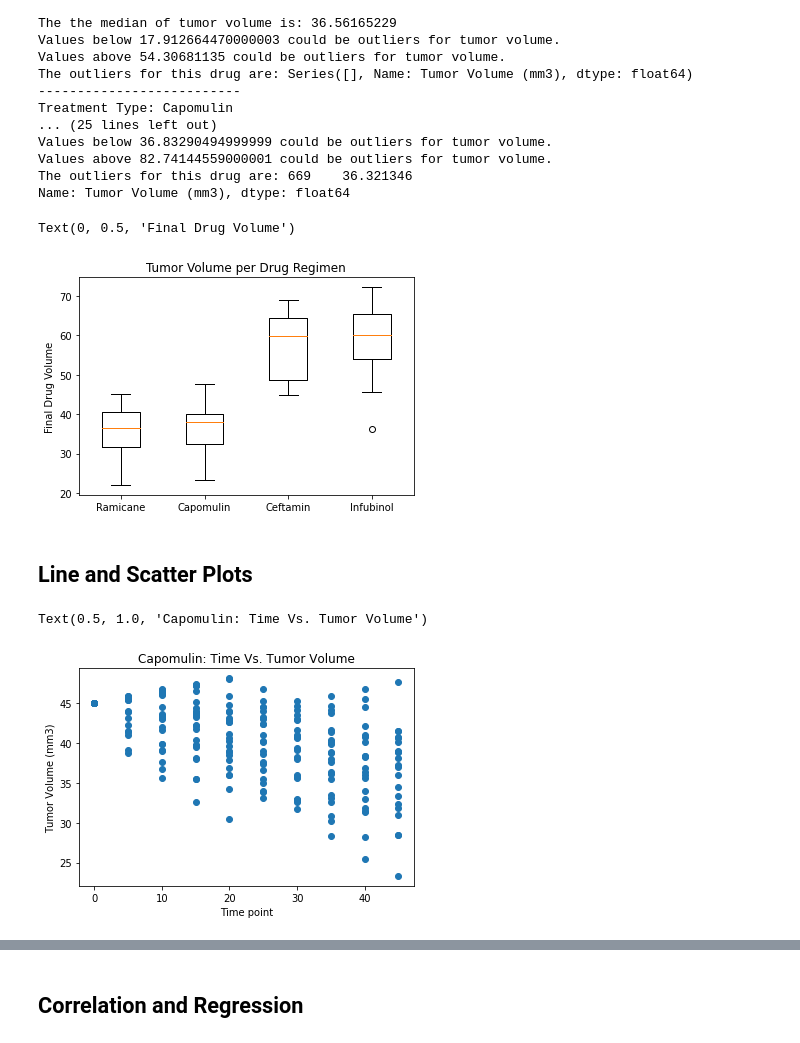
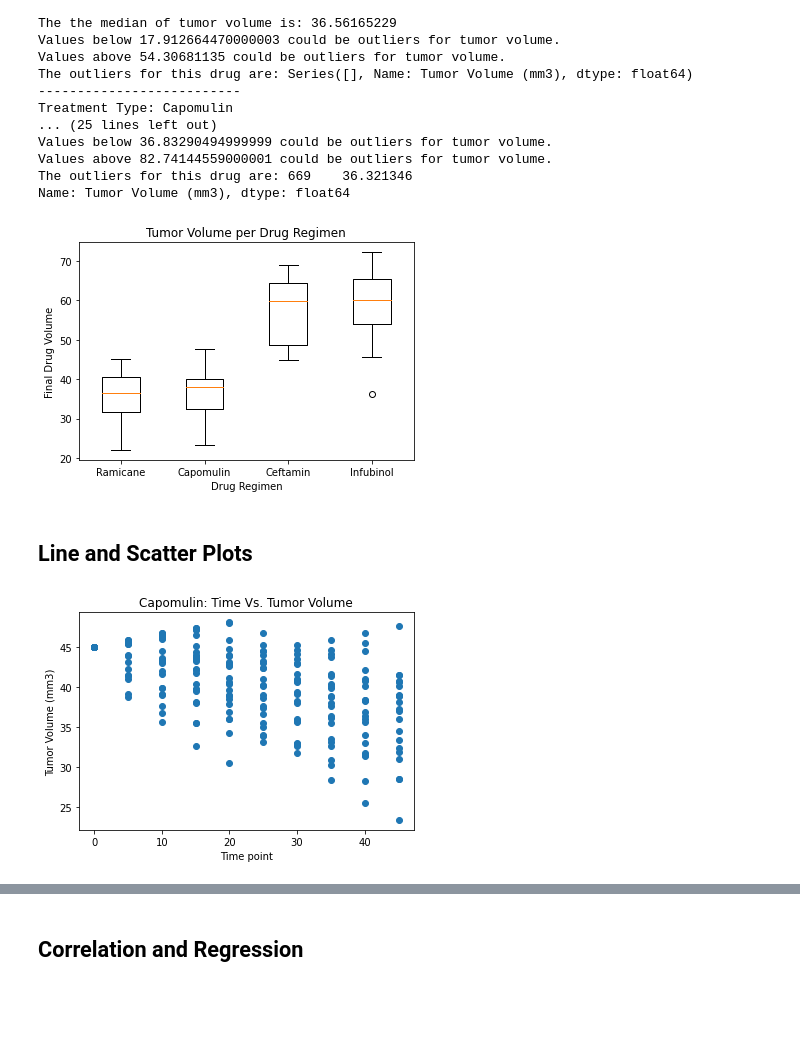
Before and after one commit to AmyAndersson/Pymaceuticals, a Jupyter notebook: pymaceuticals_starter.ipynb, the cells around one changed output, grey strips where cells are left out. Saved outputs shown, nothing was run; the diff lists cells and outputs as text; code cells hidden in the pictures; blank space fills up the shorter version.

```diff
--- a/pymaceuticals_starter.ipynb
+++ b/pymaceuticals_starter.ipynb
@@ -327,27 +348,33 @@ Name: Tumor Volume (mm3), dtype: float64
 # %%
 # Generate a box plot of the final tumor volume of each mouse across four regimens of interest
 plt.boxplot(Tum_Vol_list, labels=drugs);
 plt.title("Tumor Volume per Drug Regimen")
 plt.ylabel("Final Drug Volume")
+plt.xlabel("Drug Regimen")
+
+# #export chart
+plt.savefig("Images/BandW_Tum_vol_per_drug.png")
 # %% [output]
-Text(0, 0.5, 'Final Drug Volume')
-[figure, old version]
+[figure, new version]
 # %% [markdown]
 ## Line and Scatter Plots
 # %%
 # Generate a line plot of time point versus tumor volume for a mouse treated with Capomulin
 clean_mouse_df
 Capomulin= clean_mouse_df.loc[clean_mouse_df["Drug Regimen"] == "Capomulin"]
-Capomulin_TV= Capomulin[["Timepoint", "Tumor Volume (mm3)"]]
+CapomulinTV= Capomulin[["Timepoint", "Tumor Volume (mm3)"]]
 timepoint=CapomulinTV["Timepoint"]
 Cap_Tum_vol=CapomulinTV["Tumor Volume (mm3)"]
 plt.scatter(timepoint, Cap_Tum_vol)
 plt.xlabel("Time point")
 plt.ylabel("Tumor Volume (mm3)")
 plt.title("Capomulin: Time Vs. Tumor Volume")
+
+
+# #export chart
+plt.savefig("Images/Scatter_Time_vs_tumor_vol.png")
 # %% [output]
-Text(0.5, 1.0, 'Capomulin: Time Vs. Tumor Volume')
-[figure, old version]
+[figure, new version]
 # %%
 # Generate a scatter plot of mouse weight versus average tumor volume for the Capomulin regimen
 
```
Also changed, not shown: parts of 9 cells of this notebook, 7 other files.
